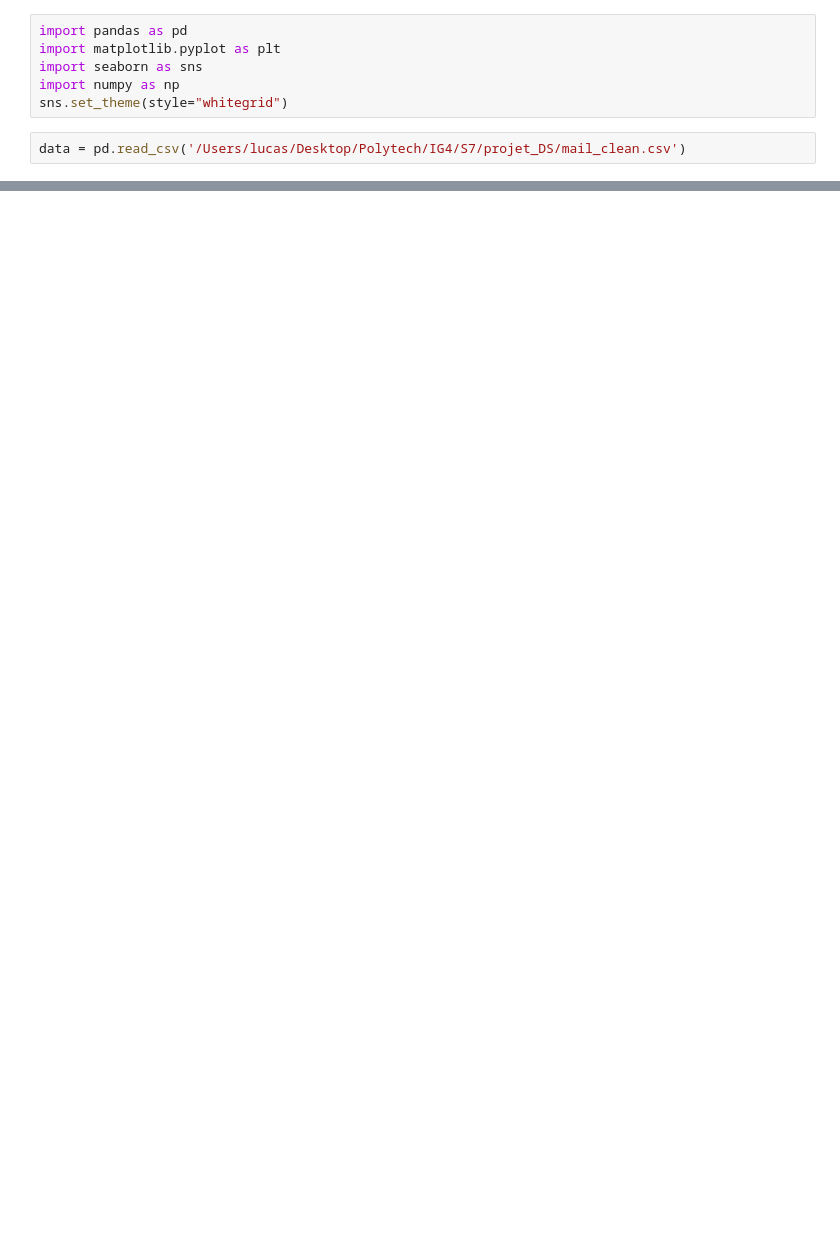
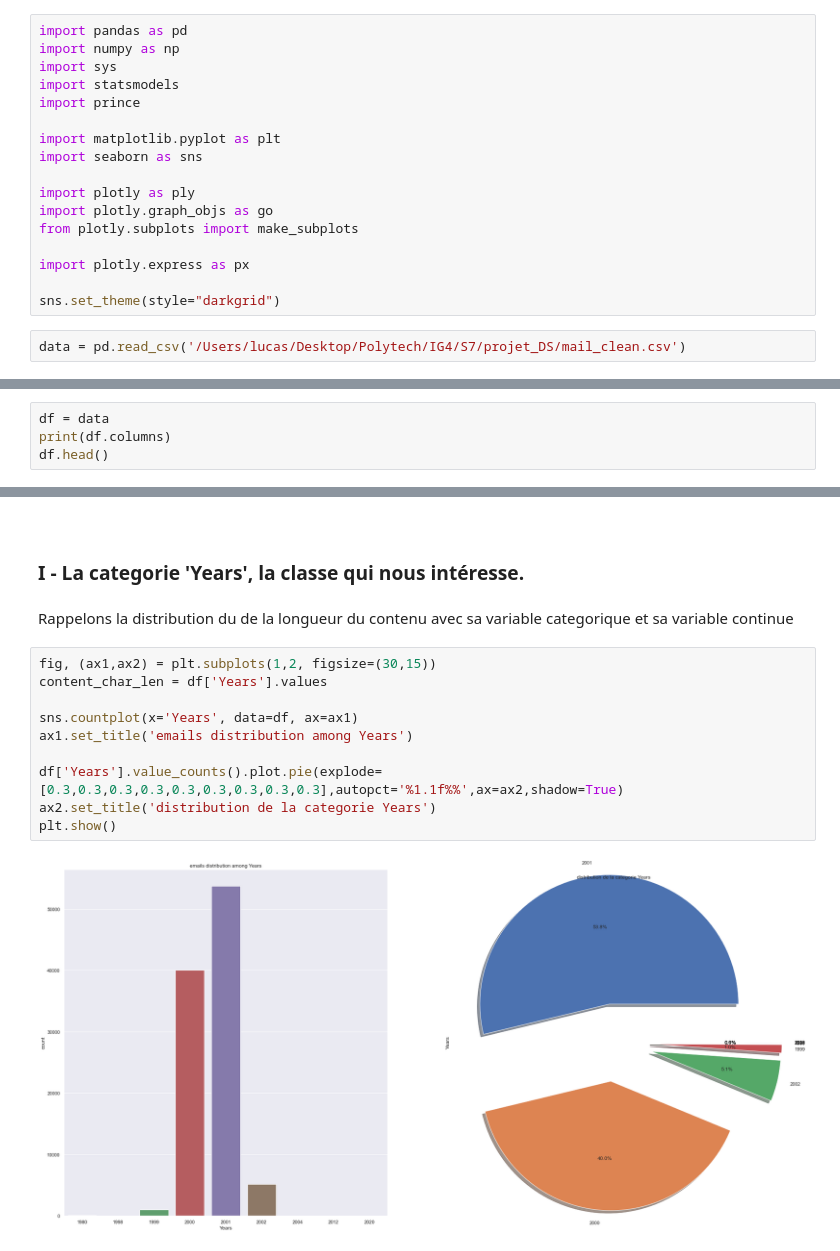
Before and after one commit to baptiste-mouton/ig4_dataScienceProject, a Jupyter notebook: EDA.ipynb, the cells around one changed output, grey strips where cells are left out. Cells and saved outputs as stored; diff of their text form; blank space fills up the shorter version.

```diff
--- a/EDA.ipynb
+++ b/EDA.ipynb
@@ -14,8 +1,19 @@ Ideas:
 # %%
 import pandas as pd
+import numpy as np
+import sys
+import statsmodels
+import prince
+
 import matplotlib.pyplot as plt
 import seaborn as sns
-import numpy as np
-sns.set_theme(style="whitegrid")
+
+import plotly as ply
+import plotly.graph_objs as go
+from plotly.subplots import make_subplots
+
+import plotly.express as px
+
+sns.set_theme(style="darkgrid")
 # %%
 data = pd.read_csv('/Users/lucas/Desktop/Polytech/IG4/S7/projet_DS/mail_clean.csv')
@@ -380,0 +20,4 @@ plt.subplots_adjust(top=0.92, bottom=0.08, left=0.10, right=0.95, hspace=0.25,
+# %%
+df = data
+print(df.columns)
+df.head()
@@ -380,0 +80,17 @@ plt.subplots_adjust(top=0.92, bottom=0.08, left=0.10, right=0.95, hspace=0.25,
+# %% [markdown]
+<br>
+<h3>I - La categorie <b>'Years'</b>, la classe qui nous intéresse.</h3>
+# %% [markdown]
+Rappelons la distribution du de la longueur du contenu avec sa variable categorique et sa variable continue
+# %%
+fig, (ax1,ax2) = plt.subplots(1,2, figsize=(30,15))
+content_char_len = df['Years'].values
+
+sns.countplot(x='Years', data=df, ax=ax1)
+ax1.set_title('emails distribution among Years')
+
+df['Years'].value_counts().plot.pie(explode=[0.3,0.3,0.3,0.3,0.3,0.3,0.3,0.3,0.3],autopct='%1.1f%%',ax=ax2,shadow=True)
+ax2.set_title('distribution de la categorie Years')
+plt.show()
+# %% [output]
+[figure, added]
```
Also changed, not shown: parts of 99 cells of this notebook, 6 other files.
